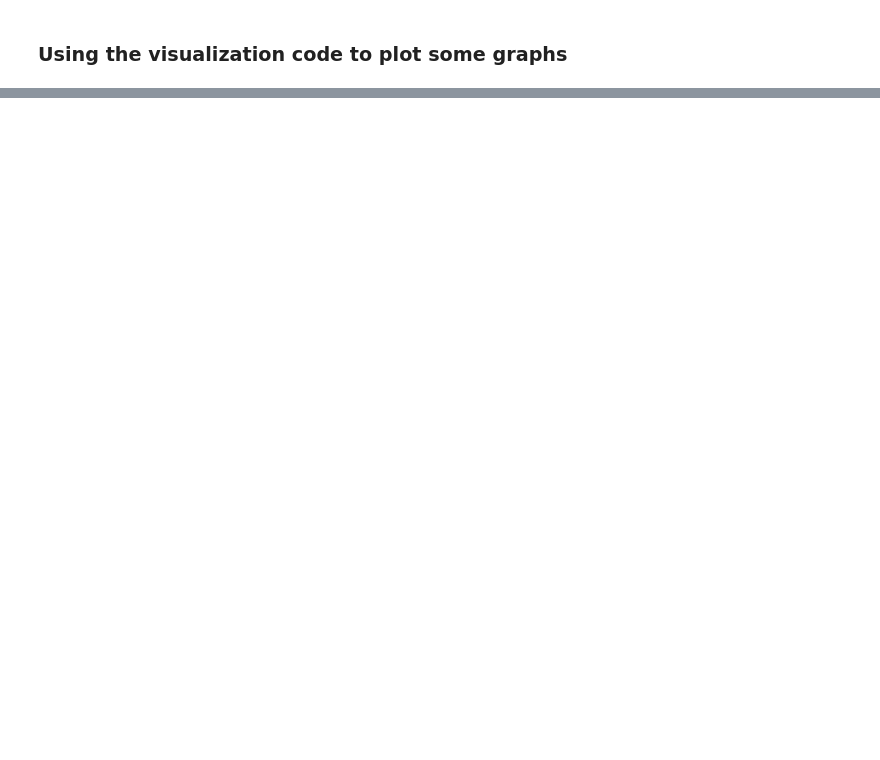
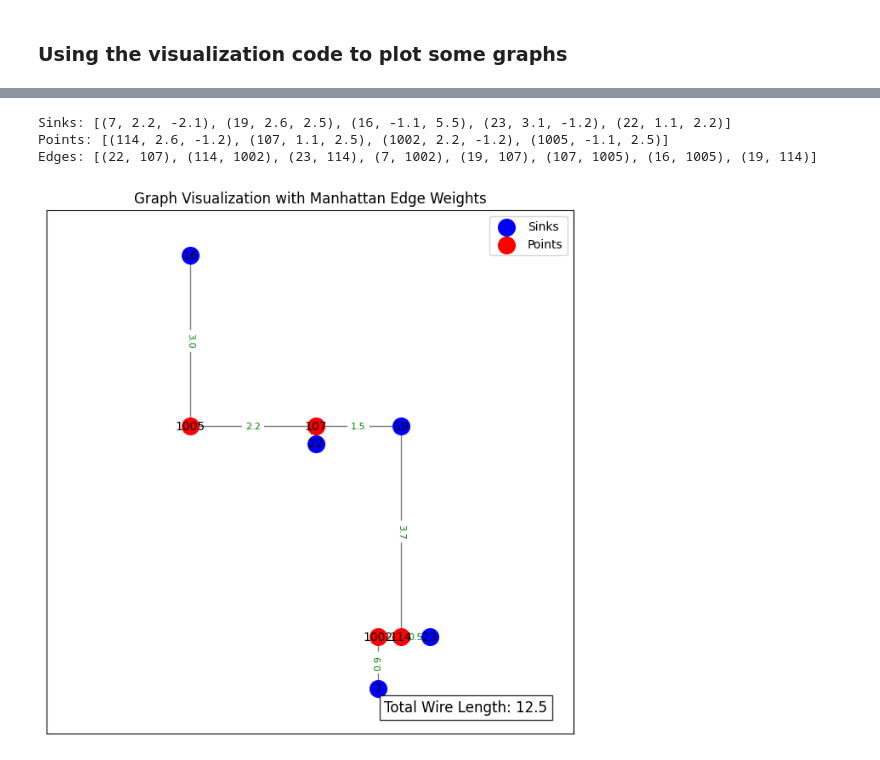
Before and after one commit to lambert-ike-1232/Sprintern-Cadence, a Jupyter notebook: Visualize_MST.ipynb, the cells around one changed output, grey strips where cells are left out. Drawn from its saved outputs; the diff is of its cells as text; code cells hidden in the pictures; blank space fills up the shorter version.

```diff
--- a/Visualize_MST.ipynb
+++ b/Visualize_MST.ipynb
@@ -153,0 +180,19 @@ Edges: [(4, 1002), (3, 101), (4, 101), (14, 1002), (19, 101)]
+# %%
+# File path to the .out file
+file_path = "./data/r53.out"
+
+# Read the .out file
+sinks, points, edges = read_out_file(file_path)
+
+# Print the parsed data
+print(f"Sinks: {sinks}")
+print(f"Points: {points}")
+print(f"Edges: {edges}")
+
+# Plot the graph
+plot_graph(sinks, points, edges)
+# %% [output]
+Sinks: [(7, 2.2, -2.1), (19, 2.6, 2.5), (16, -1.1, 5.5), (23, 3.1, -1.2), (22, 1.1, 2.2)]
+Points: [(114, 2.6, -1.2), (107, 1.1, 2.5), (1002, 2.2, -1.2), (1005, -1.1, 2.5)]
+Edges: [(22, 107), (114, 1002), (23, 114), (7, 1002), (19, 107), (107, 1005), (16, 1005), (19, 114)]
+[figure, added]
```
Also changed, not shown: parts of 7 cells of this notebook.
